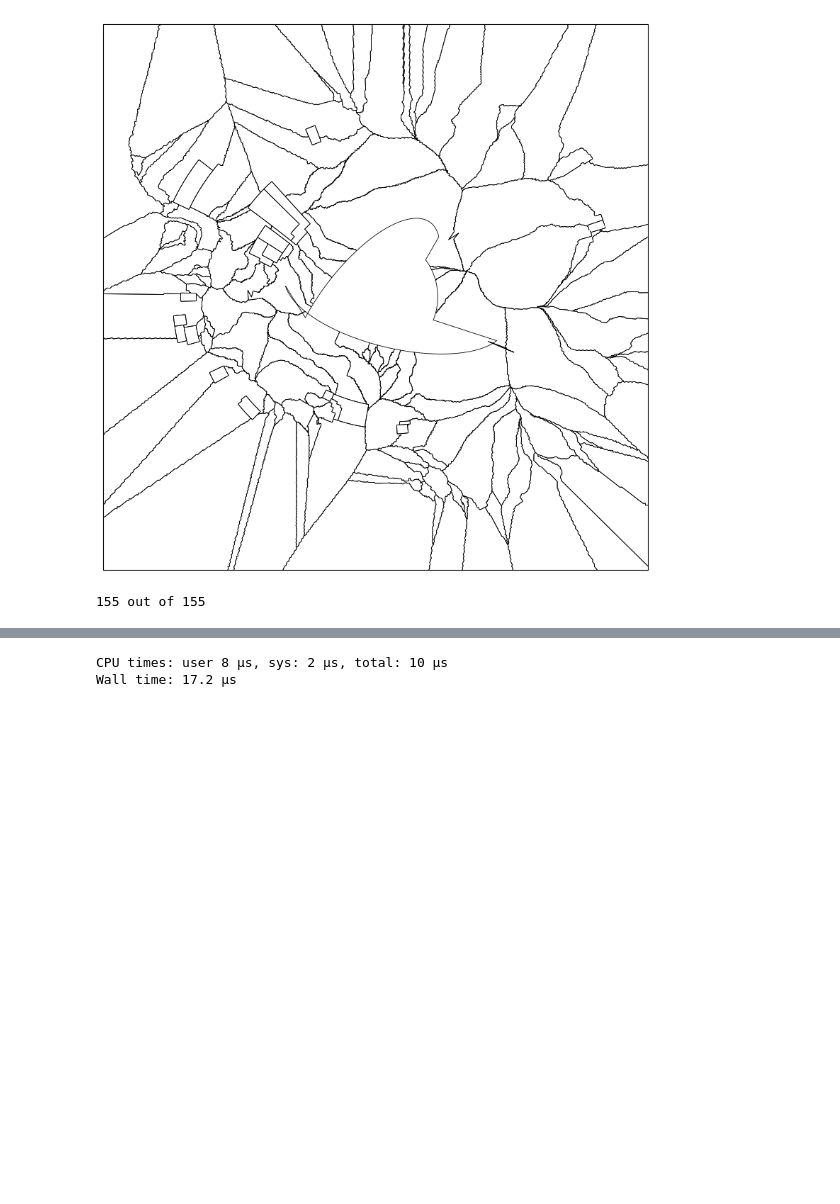
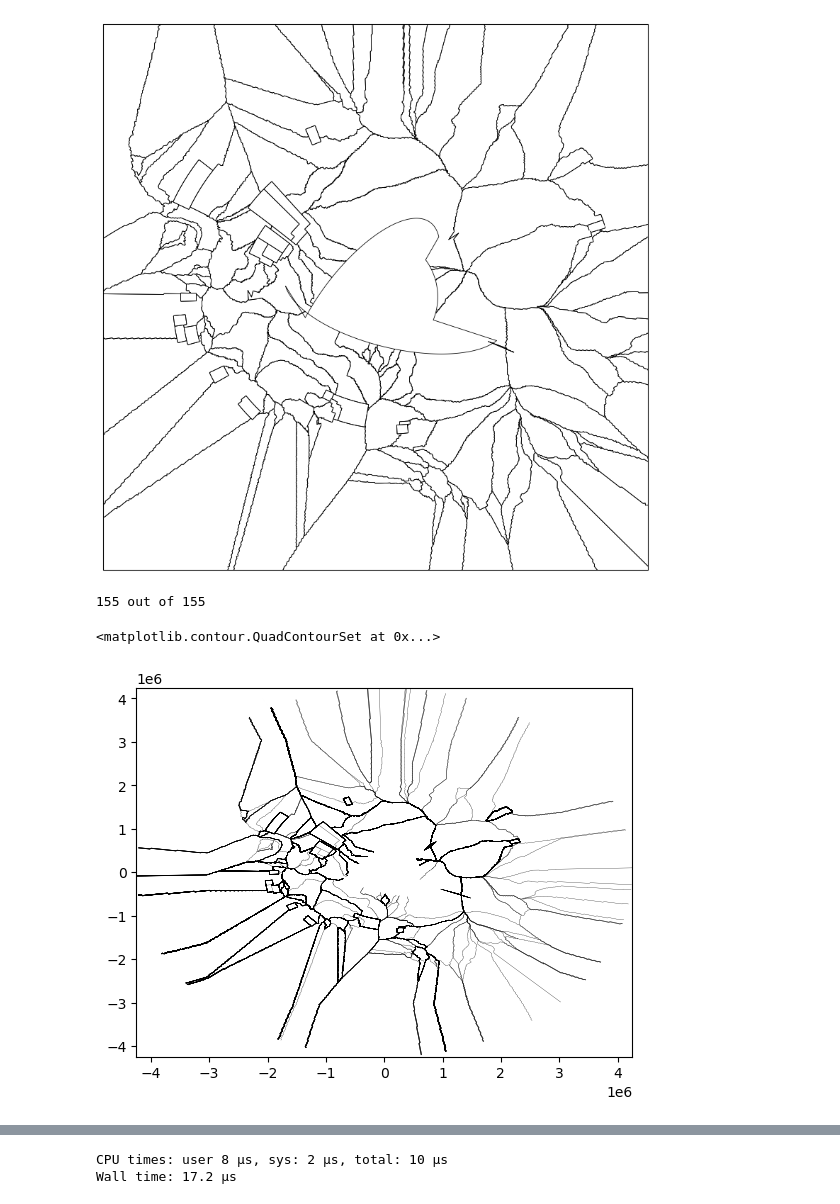
Before and after one commit to hockenden97/simpleNN_basal_melt, a Jupyter notebook: MASKS_PARAM/Nico's_mask_pierre.ipynb, the cells around one changed output, grey strips where cells are left out. Cells and saved outputs as stored; diff of their text form; code cells hidden in the pictures; blank space fills up the shorter version.

```diff
--- a/MASKS_PARAM/Nico's_mask_pierre.ipynb
+++ b/MASKS_PARAM/Nico's_mask_pierre.ipynb
@@ -127,14 +201,34 @@ for kbasin in np.arange(1,Nbasin+1,1):
 155 out of 155
 [figure]
 # %%
+ds0=xr.open_dataset('basin_raster_extrapolate_eANT025.nc')
+dsREF=xr.open_dataset('domain_cfg_eANT025.L121.nc')
+dsREF = dsREF.squeeze('time_counter')
+Nbasin=ds0.basin.max()
 base = np.zeros((439, 1440))
 for kbasin in np.arange(1,Nbasin+1,1):
     print(int(kbasin), 'out of', int(Nbasin.data), end = '\r')
     tmp = ds0.basin.values
     tmp = np.where(np.abs(tmp-kbasin)<0.1,1,0)
     base = base + (tmp*kbasin)
+lon2d=dsREF.glamt.values
+lat2d=dsREF.gphit.values
+# to avoid hexagons in cartopy:
+lon2d[lon2d>=180] = lon2d[lon2d>=180.] - 360.
+delta_lon=np.abs(np.diff(lon2d))
+for i, start in enumerate(np.argmax(delta_lon > 180, axis=1)):
+  lon2d[i, start+1:] += 360
 # %% [output]
 155 out of 155
+# %%
+transformer = Transformer.from_crs("epsg:4326","epsg:3031")
+lat, lon = lat2d, lon2d
+grid_x, grid_y = transformer.transform(lat, lon)
+# %%
+plt.contour(grid_x, grid_y, base, colors='k', linewidths=0.2, levels = np.arange(1,Nbasin+1,1) + 0.5)
+# %% [output]
+<matplotlib.contour.QuadContourSet at 0x...>
+[figure, added]
 # %%
  # Load in the data specifically needed here
 ds0=xr.open_dataset('basin_raster_extrapolate_eANT025.nc')
```
Also changed, not shown: parts of 8 cells of this notebook, 6 other files.
